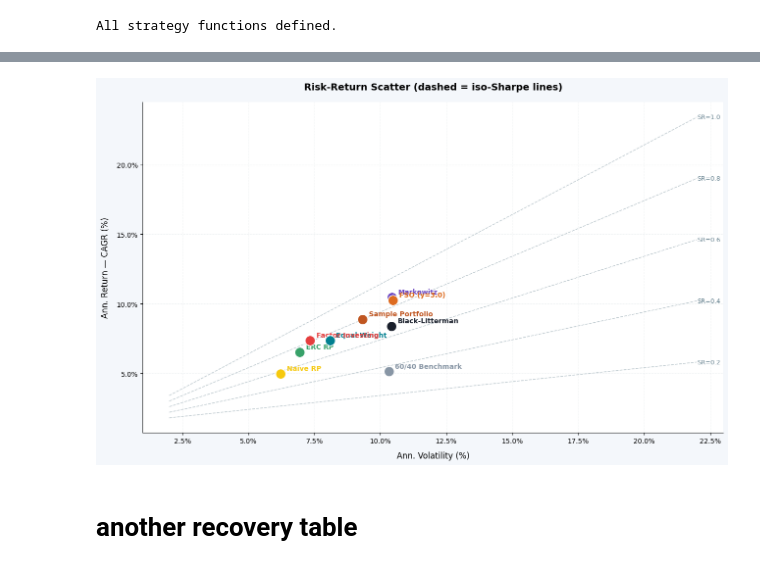
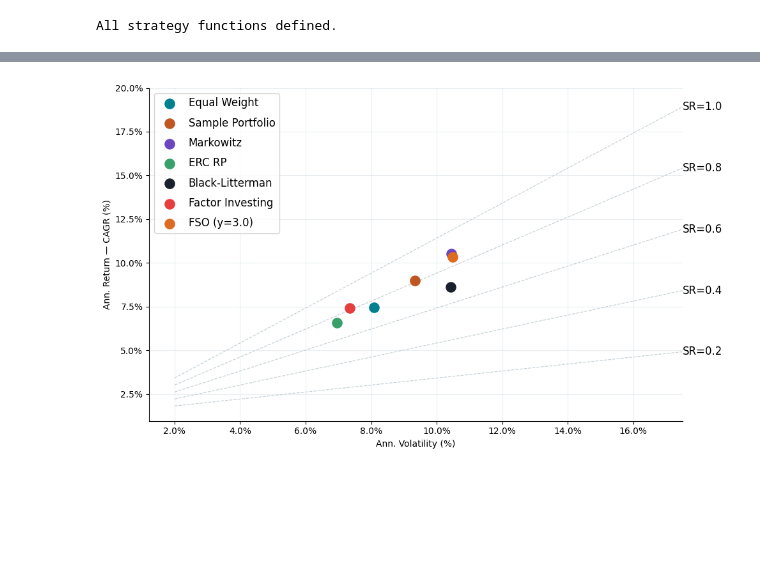
Before and after one commit to Anuj-Khadka/roboadvisor_research, a Jupyter notebook: src/models/09_comparison.ipynb, the cells around one changed output, grey strips where cells are left out. Drawn from its saved outputs; the diff is of its cells as text; code cells hidden in the pictures; blank space fills up the shorter version.

Commit message:
Update comparison

```diff
--- a/src/models/09_comparison.ipynb
+++ b/src/models/09_comparison.ipynb
@@ -273,0 +446,18 @@ plt.tight_layout(); plt.show()
+# %%
+fig, ax = plt.subplots(figsize=(14, 6))
+for label, ret in sim.items():
+    cum = (1 + ret).cumprod()
+    dd  = ((cum - cum.cummax()) / cum.cummax()) * 100
+    ls  = '--' if label in ('Equal Weight', '60/40 Benchmark') else '-'
+    ax.plot(dd, label=f'{label} (worst: {dd.min():.1f}%)',
+            color=PALETTE[label], linewidth=1.8, linestyle=ls)
+for s, e, lbl in CRISES:
+    ax.axvspan(pd.Timestamp(s), pd.Timestamp(e), alpha=0.08, color='red', zorder=0)
+    ax.text(pd.Timestamp(s), ax.get_ylim()[0]*0.08, lbl,
+            fontsize=7.5, color='#E53E3E')
+ax.axhline(0, color='#8896A5', linewidth=0.8)
+ax.set_title('Drawdown Paths — All Strategies', fontsize=14, fontweight='bold', pad=14)
+ax.set_ylabel('Drawdown (%)')
+ax.yaxis.set_major_formatter(mticker.PercentFormatter())
+ax.legend(fontsize=8, loc='lower right', ncol=2)
+plt.tight_layout(); plt.show()
@@ -304,49 +494,34 @@ plt.tight_layout(); plt.show()
 # %%
-keep = ['Markowitz', 'ERC RP', 'Black-Litterman', 'Factor Investing', '60/40 Benchmark']
+fig, ax = plt.subplots(figsize=(10, 6))
 
+# Focus on core strategies for cleaner comparison
+keep = [
+    'Equal Weight', 'Sample Portfolio', 'Markowitz', 'ERC RP',
+    'Black-Litterman', 'Factor Investing', 'FSO (y=3.0)'
+]
 
-fig, ax = plt.subplots(figsize=(13, 8))  # wider and taller
+vols_range = np.linspace(2, 17.5, 200)
+for sr in [0.2, 0.4, 0.6, 0.8, 1.0]:
+    ax.plot(vols_range,
+            avg_rf_annual * 100 + sr * vols_range,
+            '--', color='#B0BEC5', linewidth=0.9, alpha=0.7)
+    ax.text(vols_range[-1],
+            avg_rf_annual * 100 + sr * vols_range[-1],
+            f'SR={sr:.1f}', fontsize=12, color='#000', va='center')
 
-# Iso-Sharpe lines — slightly more visible
-vols_range = np.linspace(2, 22, 200)
-for sr in [0.2, 0.4, 0.6, 0.8, 1.0]:
-    ax.plot(
-        vols_range,
-        avg_rf_annual * 100 + sr * vols_range,
-        '--', color='#B0BEC5', linewidth=1.1, alpha=0.8,
-    )
-    ax.text(
-        vols_range[-1], avg_rf_annual * 100 + sr * vols_range[-1],
-        f'SR={sr:.1f}', fontsize=9, color='#607D8B', va='center',
-    )
-
-# Bigger dots, more breathing room
 for label in keep:
     x = summary.loc[label, 'Ann. Vol %']
     y = summary.loc[label, 'Ann. Return % (CAGR)']
-    ax.scatter(x, y, color=PALETTE[label], s=220, zorder=5,
-               edgecolors='white', linewidths=1.2)  # white ring separates overlapping dots
-    ax.annotate(label, (x, y), xytext=(9, 5), textcoords='offset points',
-                fontsize=10, color=PALETTE[label], fontweight='bold')
+    ax.scatter(x, y, color=PALETTE[label], s=120, zorder=5, label=label)
 
-# Cleaner axes
-ax.set_xlabel('Ann. Volatility (%)', fontsize=12, labelpad=10)
-ax.set_ylabel('Ann. Return — CAGR (%)', fontsize=12, labelpad=10)
-ax.tick_params(labelsize=10)
+ax.set_xlabel('Ann. Volatility (%)')
+ax.set_ylabel('Ann. Return — CAGR (%)')
 ax.xaxis.set_major_formatter(mticker.PercentFormatter())
 ax.yaxis.set_major_formatter(mticker.PercentFormatter())
-
-# Remove top and right spines
-ax.spines['top'].set_visible(False)
-ax.spines['right'].set_visible(False)
-ax.grid(True, linestyle='--', alpha=0.3, color='#CFD8DC')
-
-ax.set_title('Risk-Return Scatter (dashed = iso-Sharpe lines)',
-             fontsize=14, fontweight='bold', pad=18)
-
-plt.tight_layout()
-plt.show()
+ax.set_xlim(right=17.5)
+ax.set_ylim(top=20)
+ax.legend(loc='upper left', fontsize=12, frameon=True, labelspacing=0.8)
+# ax.set_title('Risk-Return Scatter (dashed = iso-Sharpe lines)', fontsize=13, fontweight='bold', pad=14)
+plt.tight_layout(); plt.show()
 # %% [output]
-[figure, old version]
+[figure, new version]
-# %% [markdown]
-# another recovery table
```
Also changed, not shown: parts of 19 cells of this notebook.
